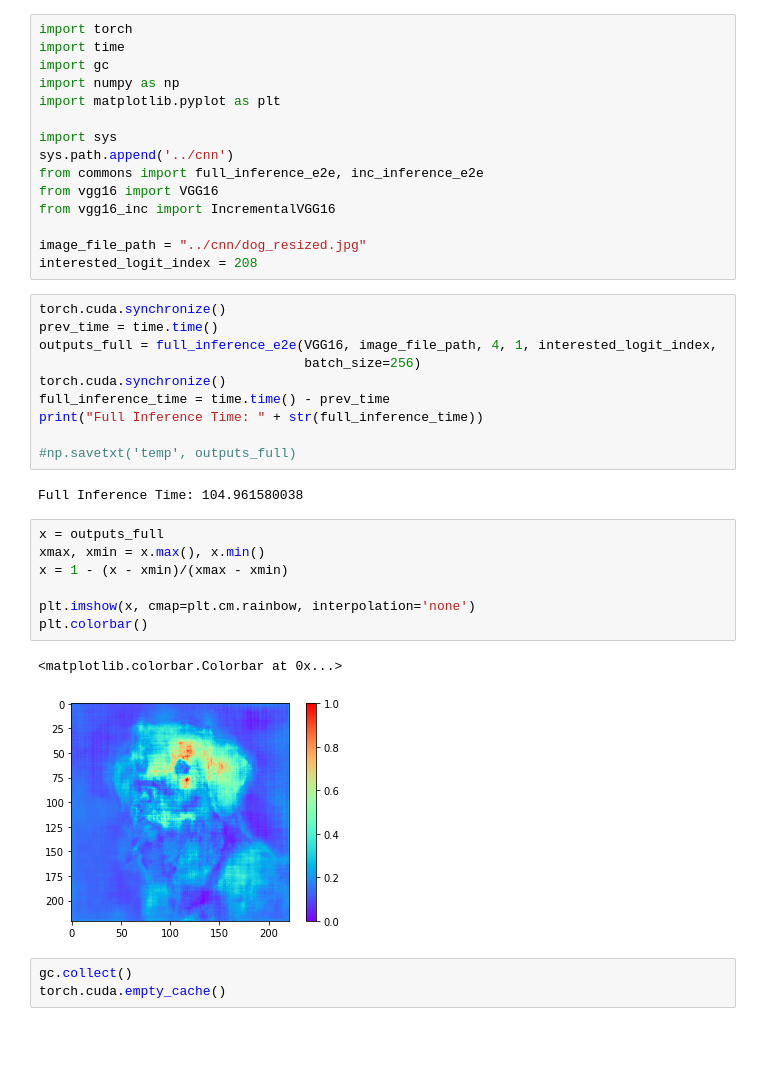
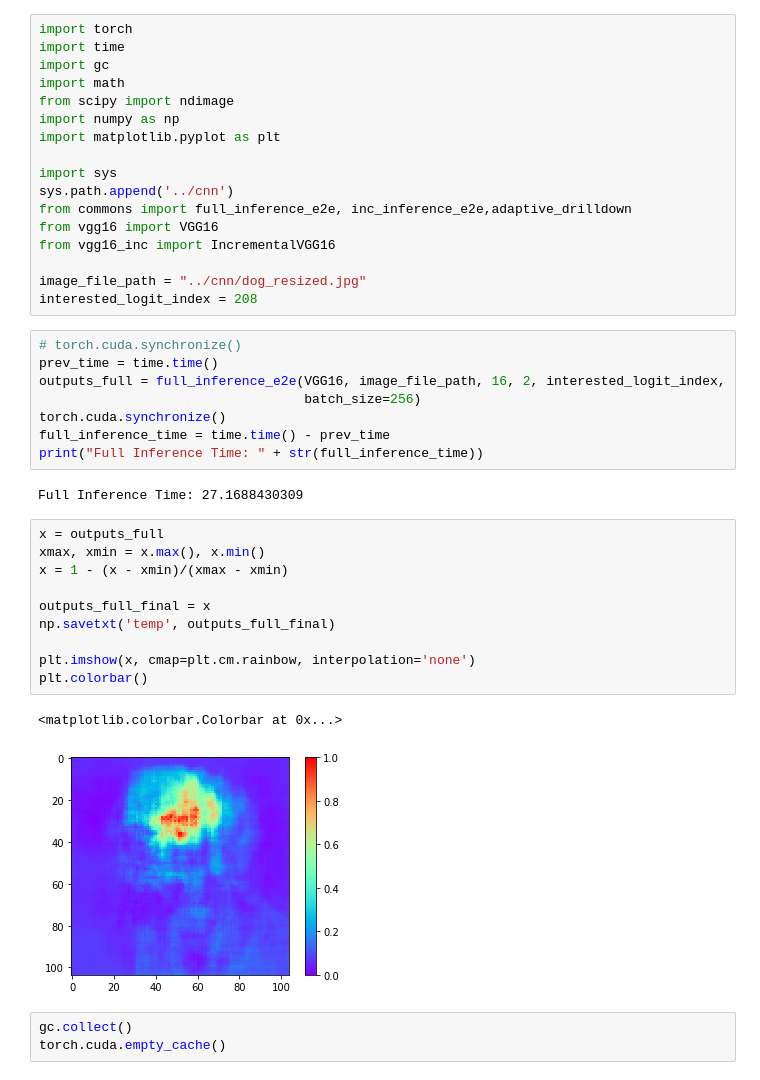
Before and after one commit to xil222/krypton, a Jupyter notebook: notebooks/full_vs_inc.ipynb, the cells around one changed output. Saved outputs shown, nothing was run; the diff lists cells and outputs as text; blank space fills up the shorter version.

Commit message:
addaptive drill down added

```diff
--- a/notebooks/full_vs_inc.ipynb
+++ b/notebooks/full_vs_inc.ipynb
@@ -2,39 +2,42 @@
 import torch
 import time
 import gc
+import math
+from scipy import ndimage
 import numpy as np
 import matplotlib.pyplot as plt
 
 import sys
 sys.path.append('../cnn')
-from commons import full_inference_e2e, inc_inference_e2e
+from commons import full_inference_e2e, inc_inference_e2e,adaptive_drilldown
 from vgg16 import VGG16
 from vgg16_inc import IncrementalVGG16
 
 image_file_path = "../cnn/dog_resized.jpg"
 interested_logit_index = 208
 # %%
-torch.cuda.synchronize()
+# torch.cuda.synchronize()
 prev_time = time.time()
-outputs_full = full_inference_e2e(VGG16, image_file_path, 4, 1, interested_logit_index,
+outputs_full = full_inference_e2e(VGG16, image_file_path, 16, 2, interested_logit_index,
                                   batch_size=256)
 torch.cuda.synchronize()
 full_inference_time = time.time() - prev_time
 print("Full Inference Time: " + str(full_inference_time))
-
-#np.savetxt('temp', outputs_full)
 # %% [output]
-Full Inference Time: 104.961580038
+Full Inference Time: 27.1688430309
 # %%
 x = outputs_full
 xmax, xmin = x.max(), x.min()
 x = 1 - (x - xmin)/(xmax - xmin)
 
+outputs_full_final = x
+np.savetxt('temp', outputs_full_final)
+
 plt.imshow(x, cmap=plt.cm.rainbow, interpolation='none')
 plt.colorbar()
 # %% [output]
 <matplotlib.colorbar.Colorbar at 0x...>
-[figure, old version]
+[figure, new version]
 # %%
 gc.collect()
 torch.cuda.empty_cache()
```
Also changed, not shown: parts of 5 cells of this notebook, 5 other files.
